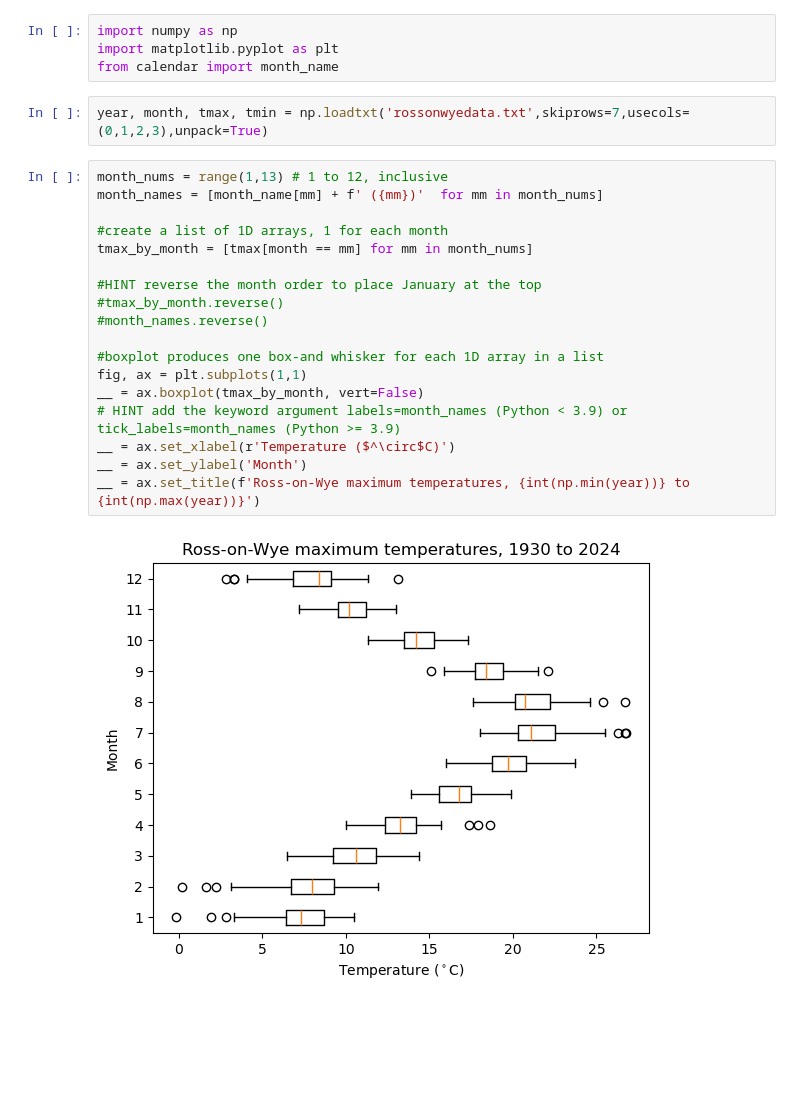
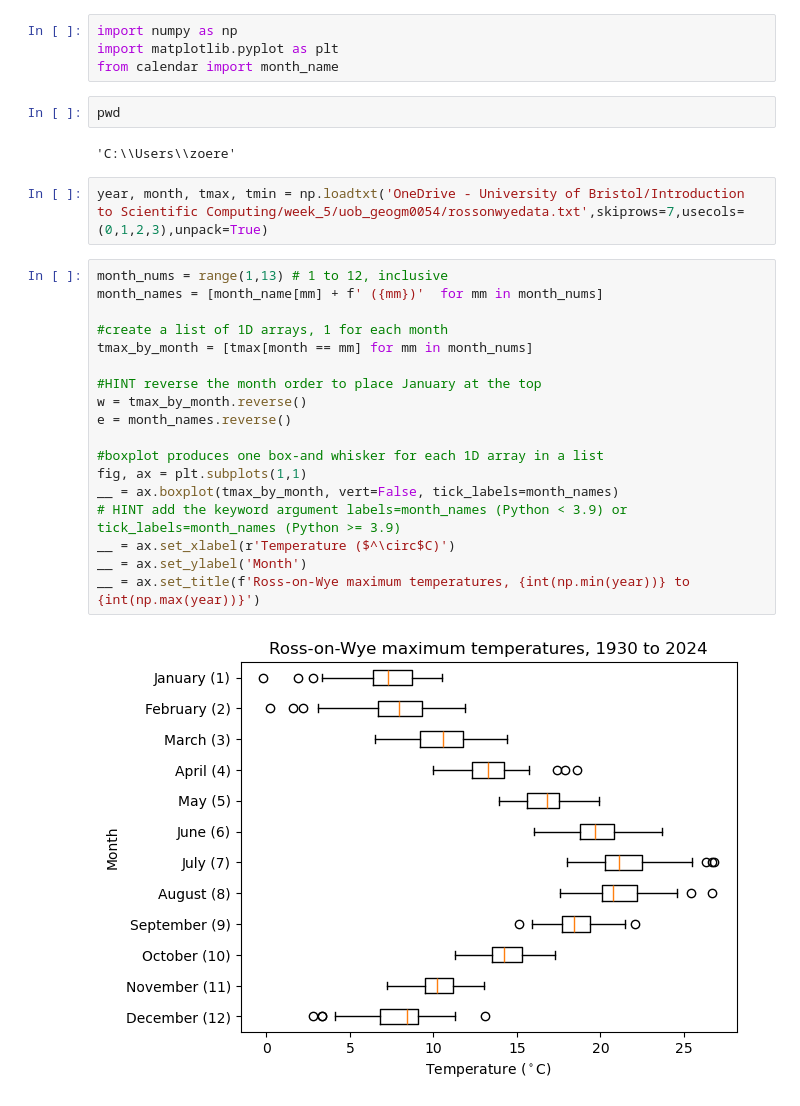
Before and after one commit to zoehello/uob_geogm0054, a Jupyter notebook: my_notebook.ipynb, the cells around one changed output. Drawn from its saved outputs; the diff is of its cells as text; blank space fills up the shorter version.

Commit message:
use month names for boxplot tick labels

```diff
--- a/my_notebook.ipynb
+++ b/my_notebook.ipynb
@@ -2,25 +2,29 @@
 import numpy as np
 import matplotlib.pyplot as plt
 from calendar import month_name
+# %%
+pwd
+# %% [output]
+'C:\\Users\\zoere'
 # %%
-year, month, tmax, tmin = np.loadtxt('rossonwyedata.txt',skiprows=7,usecols=(0,1,2,3),unpack=True)
+year, month, tmax, tmin = np.loadtxt('OneDrive - University of Bristol/Introduction to Scientific Computing/week_5/uob_geogm0054/rossonwyedata.txt',skiprows=7,usecols=(0,1,2,3),unpack=True)
 # %%
 month_nums = range(1,13) # 1 to 12, inclusive
 month_names = [month_name[mm] + f' ({mm})'  for mm in month_nums]
 
 #create a list of 1D arrays, 1 for each month
 tmax_by_month = [tmax[month == mm] for mm in month_nums]
 
 #HINT reverse the month order to place January at the top
-#tmax_by_month.reverse()
-#month_names.reverse()
+w = tmax_by_month.reverse()
+e = month_names.reverse()
 
 #boxplot produces one box-and whisker for each 1D array in a list
 fig, ax = plt.subplots(1,1)
-__ = ax.boxplot(tmax_by_month, vert=False)
+__ = ax.boxplot(tmax_by_month, vert=False, tick_labels=month_names)
 # HINT add the keyword argument labels=month_names (Python < 3.9) or tick_labels=month_names (Python >= 3.9)
 __ = ax.set_xlabel(r'Temperature ($^\circ$C)')
 __ = ax.set_ylabel('Month')
 __ = ax.set_title(f'Ross-on-Wye maximum temperatures, {int(np.min(year))} to {int(np.max(year))}')
 # %% [output]
-[figure, old version]
+[figure, new version]
```
